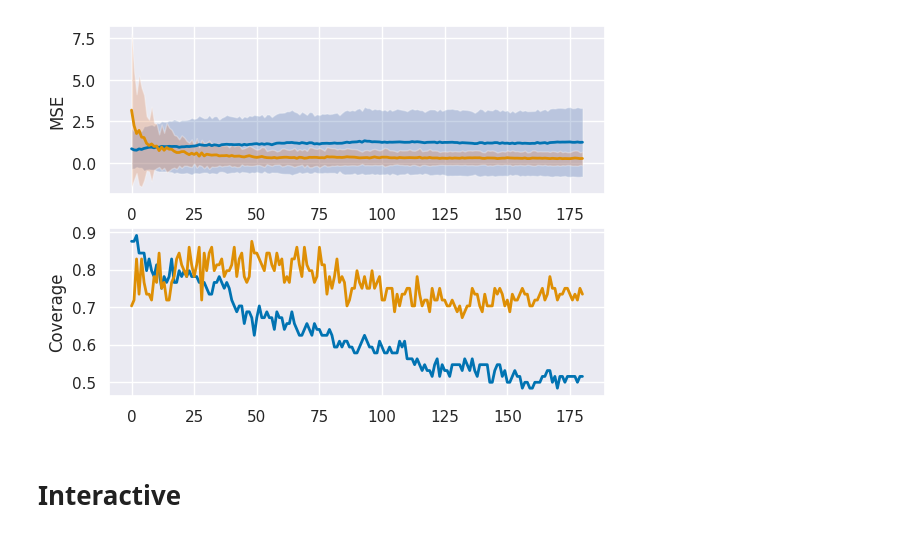
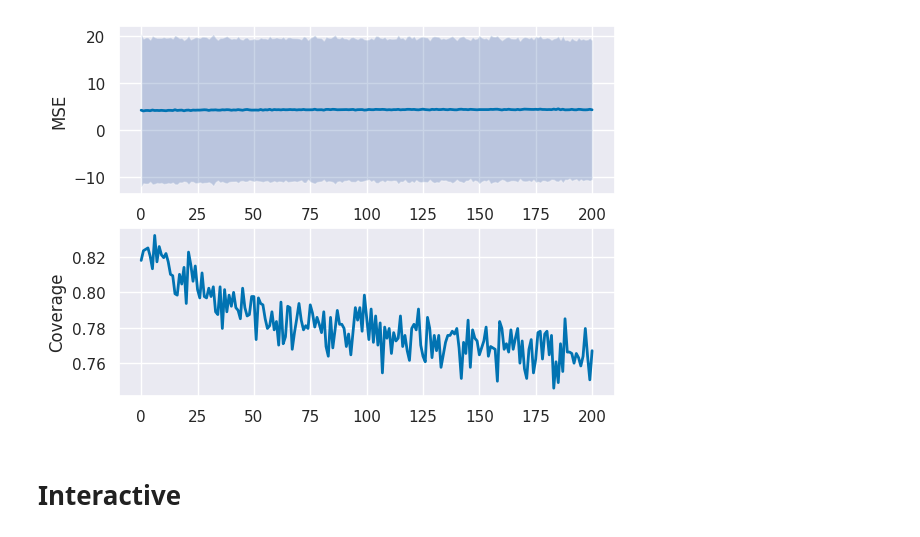
Before and after one commit to vdblm/TraCEE, a Jupyter notebook: eval.ipynb, the cells around one changed output. Drawn from its saved outputs; the diff is of its cells as text; code cells hidden in the pictures.

```diff
--- a/eval.ipynb
+++ b/eval.ipynb
@@ -44,10 +29,9 @@ df
 # %%
-run_id = "guiling_basirostral"  # if you train more models, replace with the run_id from the table above
+run_id = "10666615"  # if you train more models, replace with the run_id from the table above
 
 run_path = os.path.join(run_dir, run_id)
-recompute_metrics = False
 
-metrics = get_run_metrics(run_path)
+metrics = get_run_metrics(run_path, skip_baselines=True)
 # %%
 from copy import deepcopy
 def plot_mse_coverage(metrics, start_point):
@@ -74,8 +58,8 @@ def plot_mse_coverage(metrics, start_point):
       color += 1
     # fig.set_size_inches(4, 3)
 # %%
-plot_mse_coverage(metrics, 20)
+plot_mse_coverage(metrics, 0)
 # %% [output]
-[figure, old version]
+[figure, new version]
 # %% [markdown]
 # Interactive
```
Also changed, not shown: parts of 10 cells of this notebook, 20 other files.
